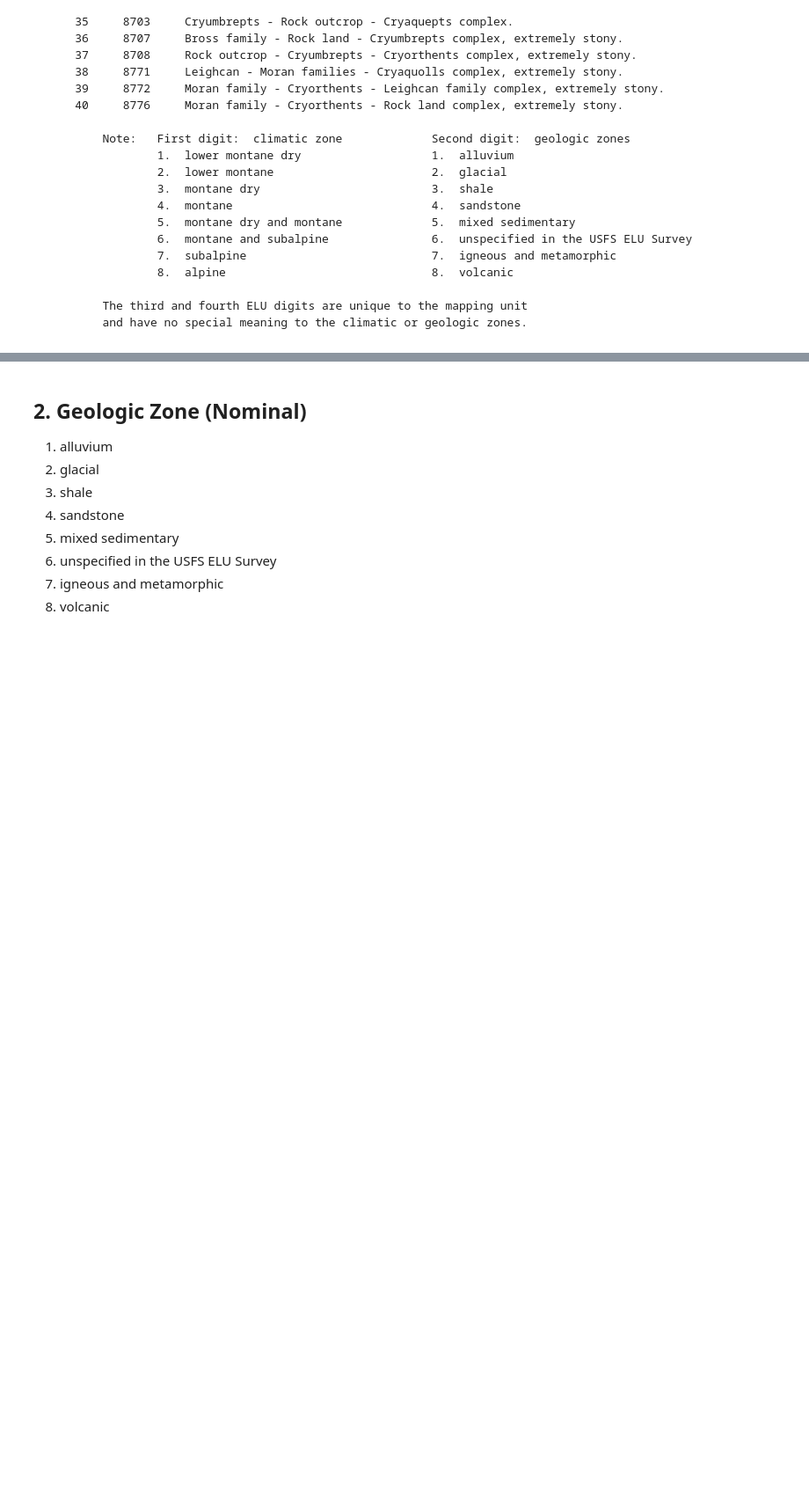
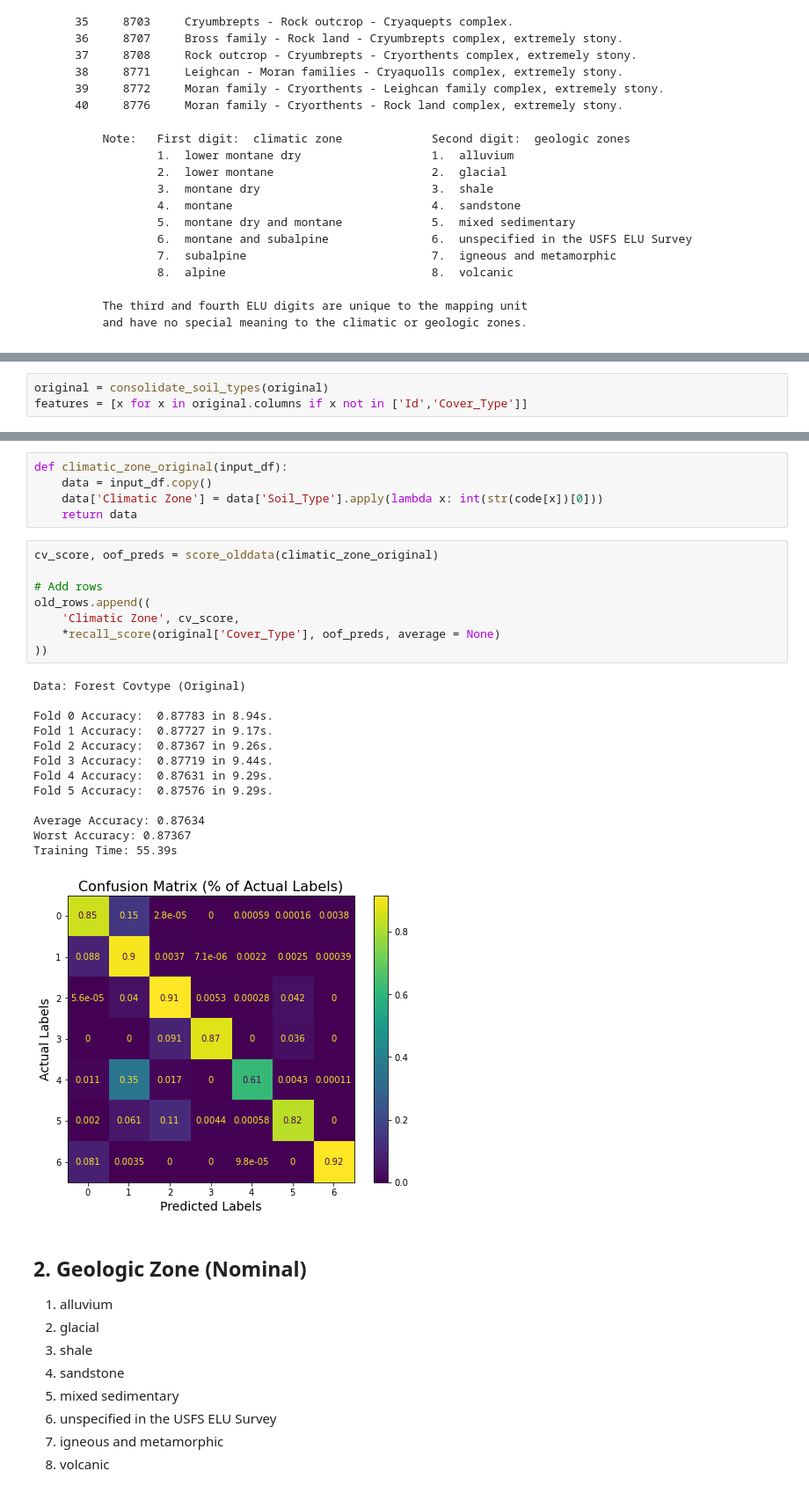
Before and after one commit to rsizem2/tabular-playground-series, a Jupyter notebook: TPS12 - December/notebooks/Notebook 2 - Feature Engineering.ipynb, the cells around one changed output, grey strips where cells are left out. Shown at 88% size. Saved outputs shown, nothing was run; the diff lists cells and outputs as text; blank space fills up the shorter version.

```diff
--- a/TPS12 - December/notebooks/Notebook 2 - Feature Engineering.ipynb
+++ b/TPS12 - December/notebooks/Notebook 2 - Feature Engineering.ipynb
@@ -745 +851,4 @@ Next, were going to attempt to leverage domain knowledge to derive further categ
+# %%
+original = consolidate_soil_types(original)
+features = [x for x in original.columns if x not in ['Id','Cover_Type']]
 # %% [markdown]
@@ -753,6 +864,33 @@ Next, were going to attempt to leverage domain knowledge to derive further categ
 6.  montane and subalpine
 7.  subalpine
 8.  alpine
+# %%
+def climatic_zone_original(input_df):
+    data = input_df.copy()
+    data['Climatic Zone'] = data['Soil_Type'].apply(lambda x: int(str(code[x])[0]))
+    return data
+# %%
+cv_score, oof_preds = score_olddata(climatic_zone_original)
+
+# Add rows
+old_rows.append((
+    'Climatic Zone', cv_score,
+    *recall_score(original['Cover_Type'], oof_preds, average = None)
+))
+# %% [output]
+Data: Forest Covtype (Original)
+
+Fold 0 Accuracy:  0.87783 in 8.94s.
+Fold 1 Accuracy:  0.87727 in 9.17s.
+Fold 2 Accuracy:  0.87367 in 9.26s.
+Fold 3 Accuracy:  0.87719 in 9.44s.
+Fold 4 Accuracy:  0.87631 in 9.29s.
+Fold 5 Accuracy:  0.87576 in 9.29s.
+
+Average Accuracy: 0.87634
+Worst Accuracy: 0.87367
+Training Time: 55.39s
+[figure, added]
 # %% [markdown]
 ## 2. Geologic Zone (Nominal)
 
```
Also changed, not shown: parts of 59 cells of this notebook.
